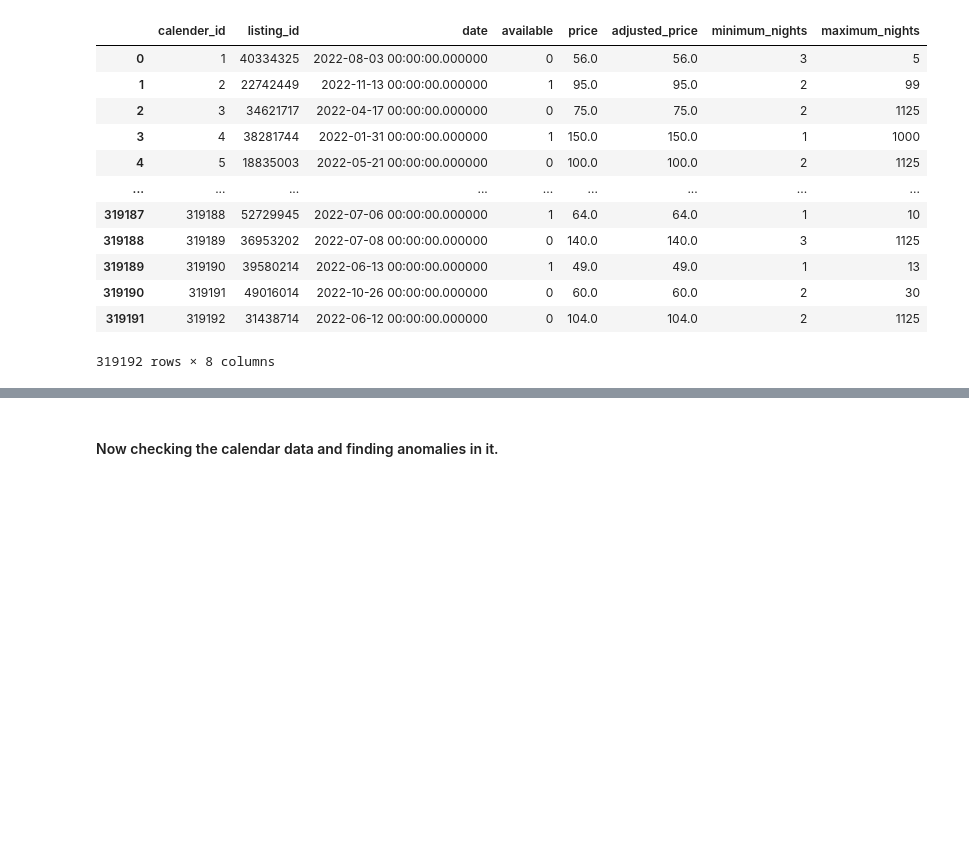
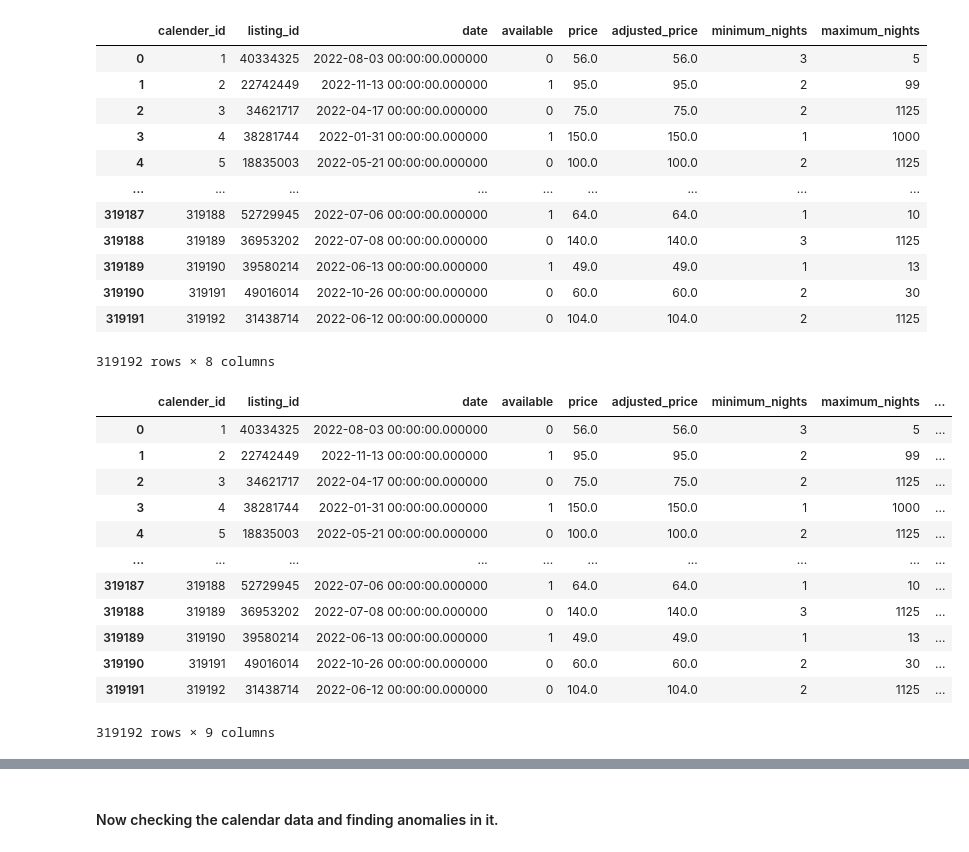
Before and after one commit to siroi97/HV_capstone_airbnb, a Jupyter notebook: Air_BNB_Python_file.ipynb, the cells around one changed output, grey strips where cells are left out. Drawn from its saved outputs; the diff is of its cells as text; code cells hidden in the pictures; blank space fills up the shorter version.

```diff
--- a/Air_BNB_Python_file.ipynb
+++ b/Air_BNB_Python_file.ipynb
@@ -21,3 +21,20 @@ calendar
 | 319190 | 319191 | 49016014 | 2022-10-26 00:00:00.000000 | 0 | 60.0 | 60.0 | 2 | 30 |
 | 319191 | 319192 | 31438714 | 2022-06-12 00:00:00.000000 | 0 | 104.0 | 104.0 | 2 | 1125 |
 319192 rows × 8 columns
+# %%
+calendar['Booking_date']=calendar['date']
+calendar
+# %% [output]
+|  | calender_id | listing_id | date | available | price | adjusted_price | minimum_nights | maximum_nights | ... |
+| 0 | 1 | 40334325 | 2022-08-03 00:00:00.000000 | 0 | 56.0 | 56.0 | 3 | 5 | ... |
+| 1 | 2 | 22742449 | 2022-11-13 00:00:00.000000 | 1 | 95.0 | 95.0 | 2 | 99 | ... |
+| 2 | 3 | 34621717 | 2022-04-17 00:00:00.000000 | 0 | 75.0 | 75.0 | 2 | 1125 | ... |
+| 3 | 4 | 38281744 | 2022-01-31 00:00:00.000000 | 1 | 150.0 | 150.0 | 1 | 1000 | ... |
+| 4 | 5 | 18835003 | 2022-05-21 00:00:00.000000 | 0 | 100.0 | 100.0 | 2 | 1125 | ... |
+| ... | ... | ... | ... | ... | ... | ... | ... | ... | ... |
+| 319187 | 319188 | 52729945 | 2022-07-06 00:00:00.000000 | 1 | 64.0 | 64.0 | 1 | 10 | ... |
+| 319188 | 319189 | 36953202 | 2022-07-08 00:00:00.000000 | 0 | 140.0 | 140.0 | 3 | 1125 | ... |
+| 319189 | 319190 | 39580214 | 2022-06-13 00:00:00.000000 | 1 | 49.0 | 49.0 | 1 | 13 | ... |
+| 319190 | 319191 | 49016014 | 2022-10-26 00:00:00.000000 | 0 | 60.0 | 60.0 | 2 | 30 | ... |
+| 319191 | 319192 | 31438714 | 2022-06-12 00:00:00.000000 | 0 | 104.0 | 104.0 | 2 | 1125 | ... |
+319192 rows × 9 columns
```
Also changed, not shown: parts of 28 cells of this notebook.
